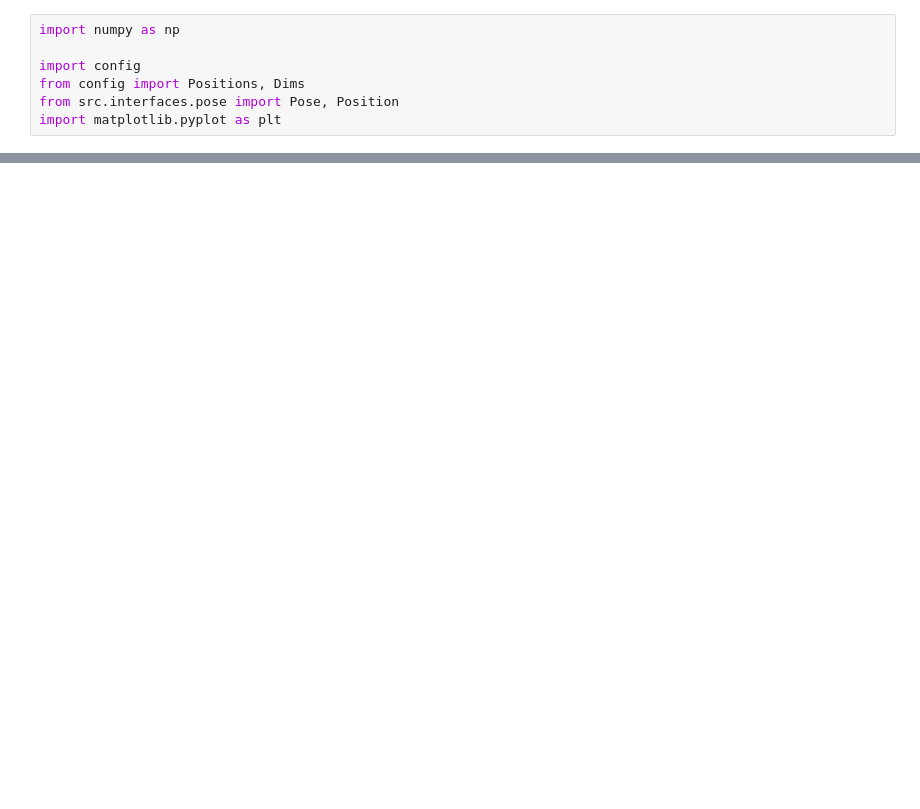
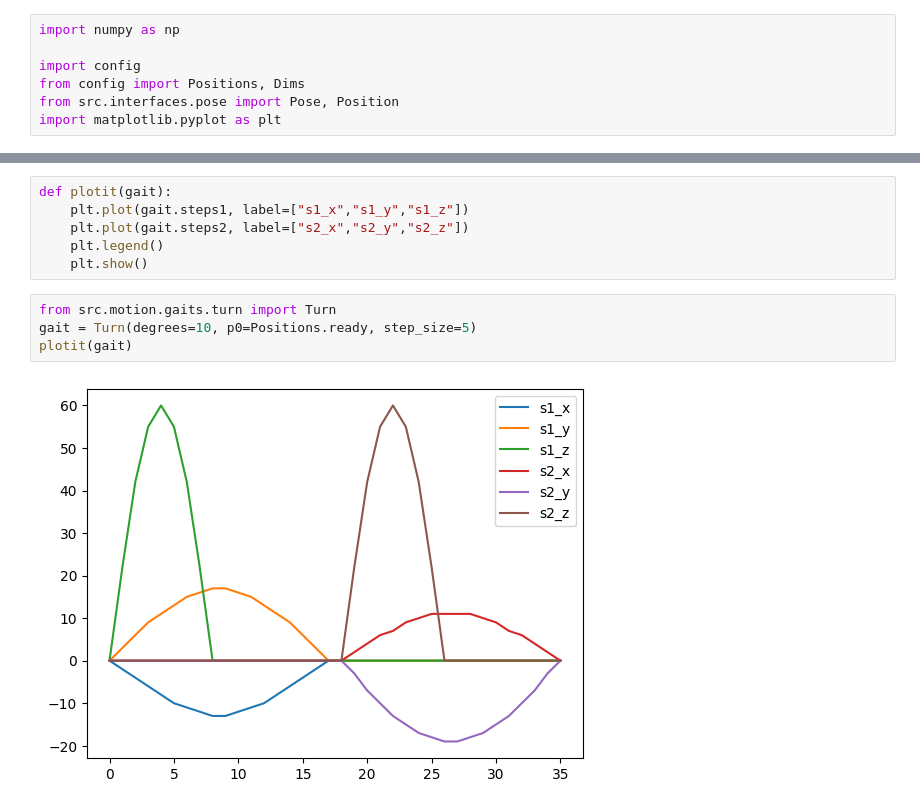
Before and after one commit to kevywilly/vega, a Jupyter notebook: notebooks/body_pose.ipynb, the cells around one changed output, grey strips where cells are left out. Drawn from its saved outputs; the diff is of its cells as text; blank space fills up the shorter version.

```diff
--- a/notebooks/body_pose.ipynb
+++ b/notebooks/body_pose.ipynb
@@ -43,0 +111,12 @@ array([[  20. ,    5. ,  129.6],
+# %%
+def plotit(gait):
+    plt.plot(gait.steps1, label=["s1_x","s1_y","s1_z"])
+    plt.plot(gait.steps2, label=["s2_x","s2_y","s2_z"])
+    plt.legend()
+    plt.show()
+# %%
+from src.motion.gaits.turn import Turn
+gait = Turn(degrees=10, p0=Positions.ready, step_size=5)
+plotit(gait)
+# %% [output]
+[figure, added]
```
Also changed, not shown: parts of 4 cells of this notebook, 9 other files.
